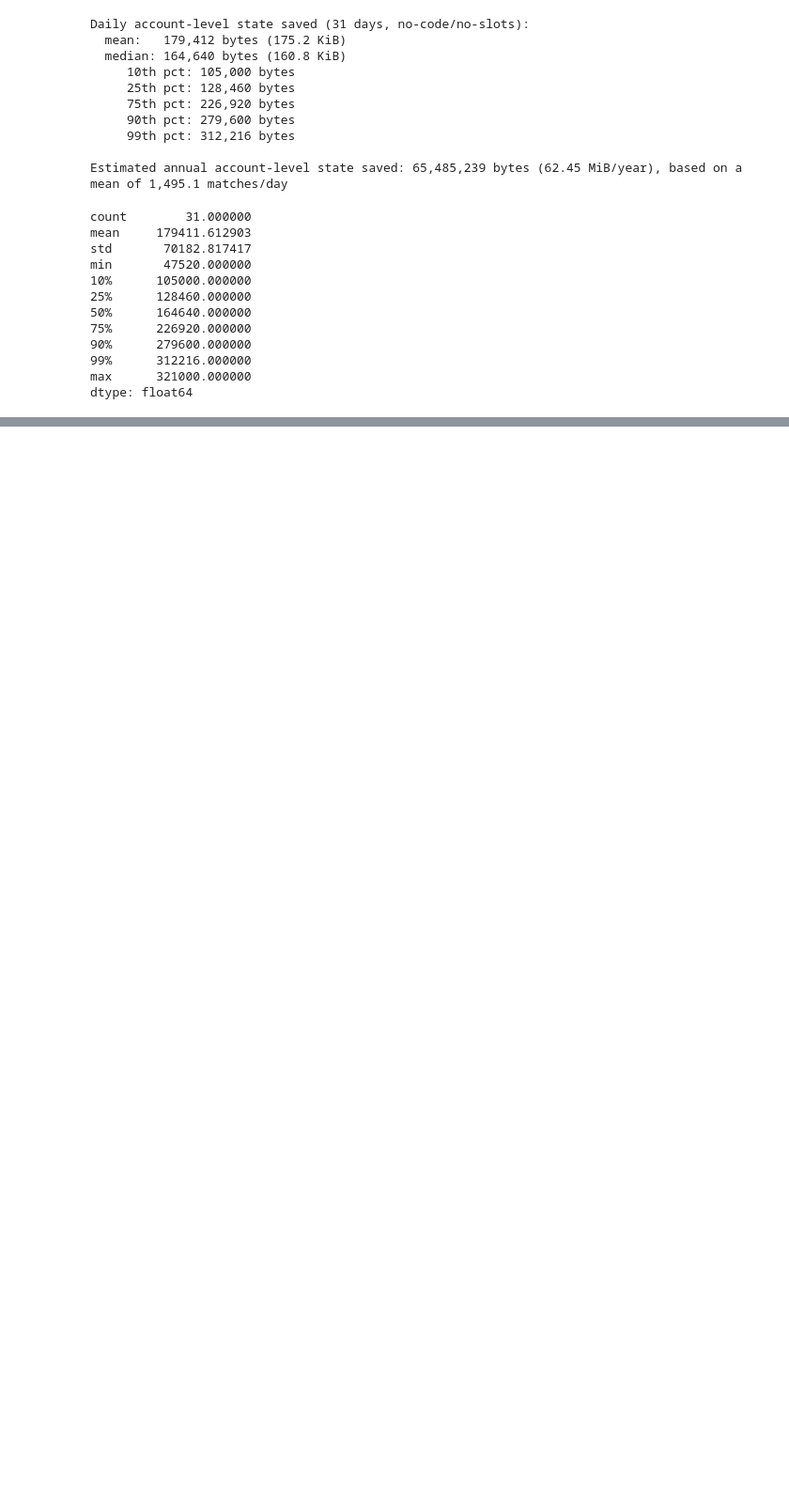
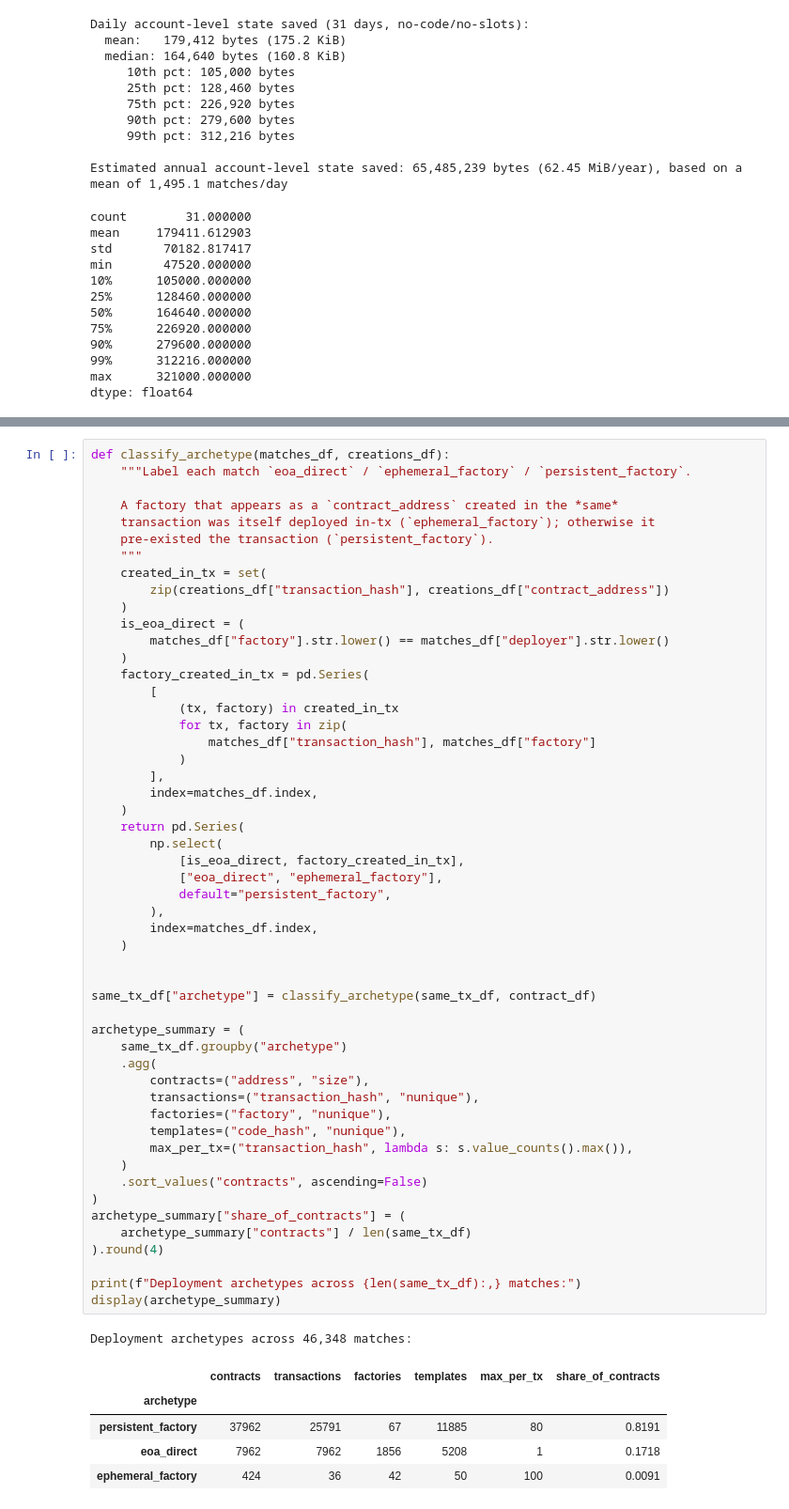
Before and after one commit to misilva73/evm-gas-repricings, a Jupyter notebook: notebooks/5.1-eip-6780-same-tx-create-selfdestruct.ipynb, the cells around one changed output, grey strips where cells are left out. Shown at 94% size. Cells and saved outputs as stored; diff of their text form; blank space fills up the shorter version.

```diff
--- a/notebooks/5.1-eip-6780-same-tx-create-selfdestruct.ipynb
+++ b/notebooks/5.1-eip-6780-same-tx-create-selfdestruct.ipynb
@@ -294,0 +337,59 @@ dtype: float64
+# %%
+def classify_archetype(matches_df, creations_df):
+    """Label each match `eoa_direct` / `ephemeral_factory` / `persistent_factory`.
+
+    A factory that appears as a `contract_address` created in the *same*
+    transaction was itself deployed in-tx (`ephemeral_factory`); otherwise it
+    pre-existed the transaction (`persistent_factory`).
+    """
+    created_in_tx = set(
+        zip(creations_df["transaction_hash"], creations_df["contract_address"])
+    )
+    is_eoa_direct = (
+        matches_df["factory"].str.lower() == matches_df["deployer"].str.lower()
+    )
+    factory_created_in_tx = pd.Series(
+        [
+            (tx, factory) in created_in_tx
+            for tx, factory in zip(
+                matches_df["transaction_hash"], matches_df["factory"]
+            )
+        ],
+        index=matches_df.index,
+    )
+    return pd.Series(
+        np.select(
+            [is_eoa_direct, factory_created_in_tx],
+            ["eoa_direct", "ephemeral_factory"],
+            default="persistent_factory",
+        ),
+        index=matches_df.index,
+    )
+
+
+same_tx_df["archetype"] = classify_archetype(same_tx_df, contract_df)
+
+archetype_summary = (
+    same_tx_df.groupby("archetype")
+    .agg(
+        contracts=("address", "size"),
+        transactions=("transaction_hash", "nunique"),
+        factories=("factory", "nunique"),
+        templates=("code_hash", "nunique"),
+        max_per_tx=("transaction_hash", lambda s: s.value_counts().max()),
+    )
+    .sort_values("contracts", ascending=False)
+)
+archetype_summary["share_of_contracts"] = (
+    archetype_summary["contracts"] / len(same_tx_df)
+).round(4)
+
+print(f"Deployment archetypes across {len(same_tx_df):,} matches:")
+display(archetype_summary)
+# %% [output]
+Deployment archetypes across 46,348 matches:
+|  | contracts | transactions | factories | templates | max_per_tx | share_of_contracts |
+| archetype |  |  |  |  |  |  |
+| persistent_factory | 37962 | 25791 | 67 | 11885 | 80 | 0.8191 |
+| eoa_direct | 7962 | 7962 | 1856 | 5208 | 1 | 0.1718 |
+| ephemeral_factory | 424 | 36 | 42 | 50 | 100 | 0.0091 |
```
Also changed, not shown: parts of 13 cells of this notebook.
